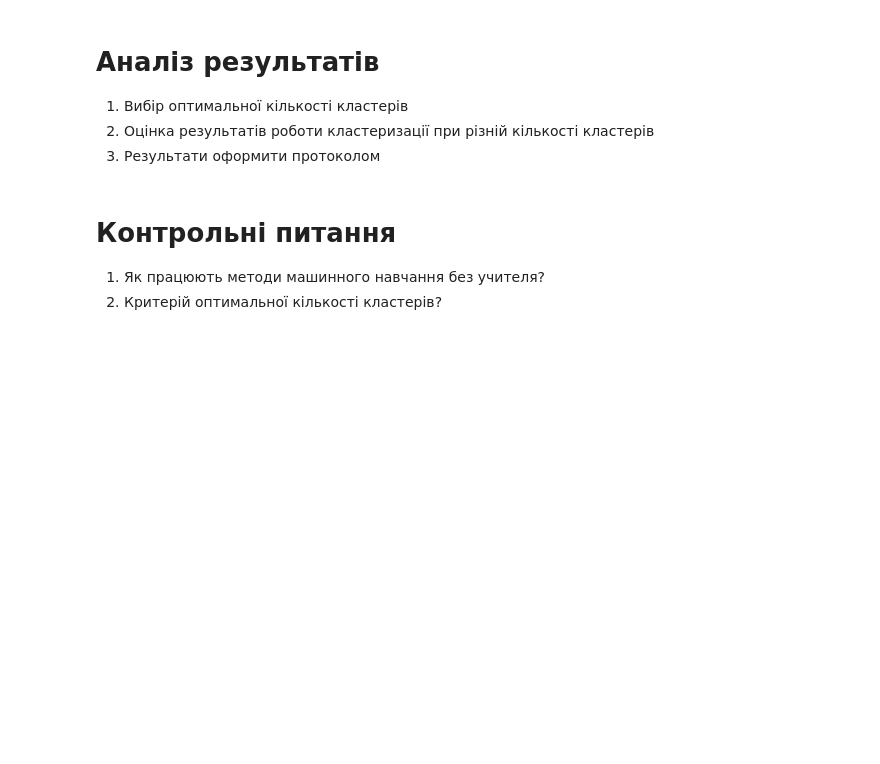
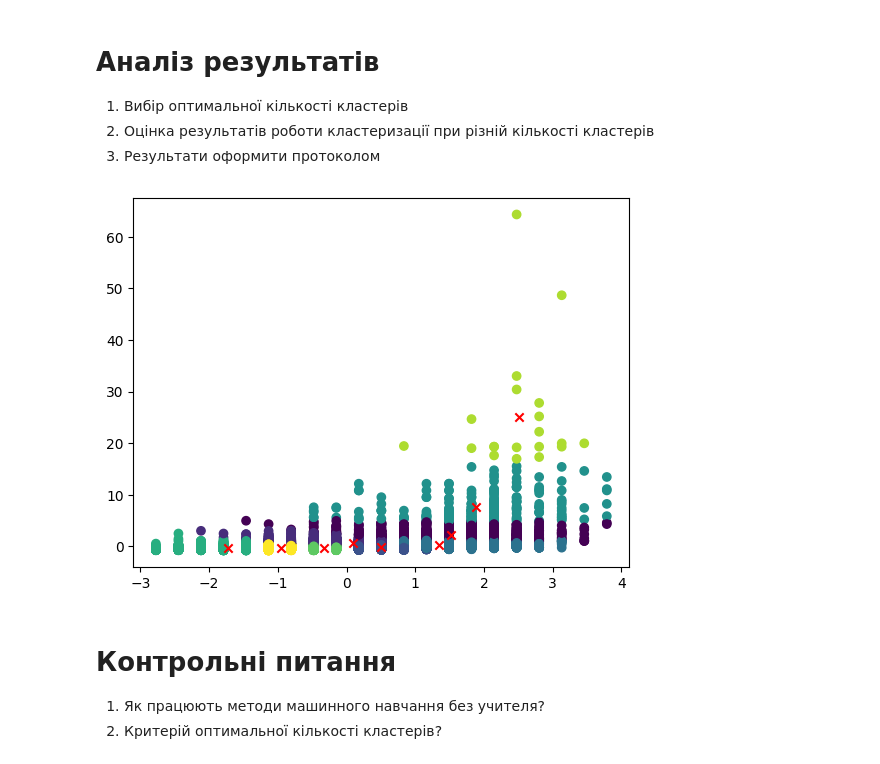
Before and after one commit to KlymentievMaksym/MLM, a Jupyter notebook: Lab5/Maksym_Klymentiev_FI21_Clustering.ipynb, the cells around one changed output. Cells and saved outputs as stored; diff of their text form; code cells hidden in the pictures; blank space fills up the shorter version.

```diff
--- a/Lab5/Maksym_Klymentiev_FI21_Clustering.ipynb
+++ b/Lab5/Maksym_Klymentiev_FI21_Clustering.ipynb
@@ -212,9 +206,11 @@ MemoryError: Unable to allocate 7.87 GiB for an array with shape (8446165435,) a
 2. Оцінка результатів роботи кластеризації при різній кількості кластерів
 3. Результати оформити протоколом
 # %%
-plt.scatter(X_scaled[:,0], X_scaled[:,1], c=labels, cmap='viridis')
-plt.scatter(centroids[:,0], centroids[:,1], c='red', marker='x')
+plt.scatter(*X_scaled.T, c=labels, cmap='viridis')
+plt.scatter(*centroids.T, c='red', marker='x')
 plt.show()
+# %% [output]
+[figure, added]
 # %% [markdown]
 # Контрольні питання
 1. Як працюють методи машинного навчання без учителя?
```
Also changed, not shown: parts of 6 cells of this notebook.
